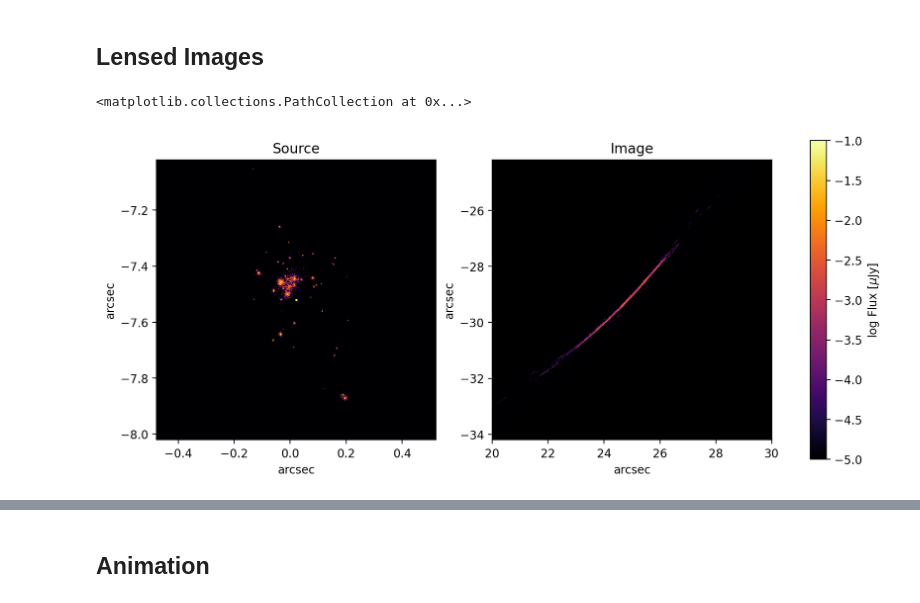
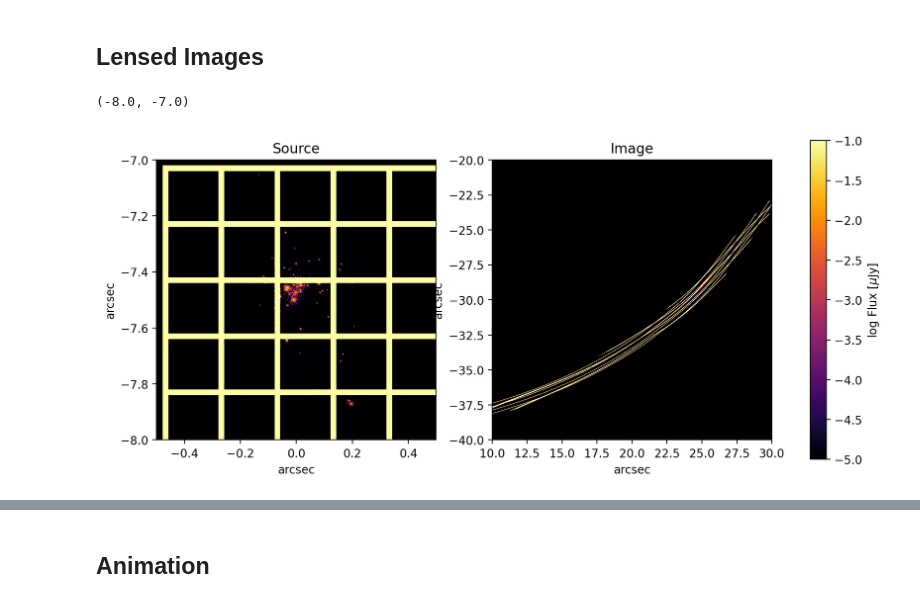
Before and after one commit to syp2001/gravitational-lensing, a Jupyter notebook: Lensing.ipynb, the cells around one changed output, grey strips where cells are left out. Saved outputs shown, nothing was run; the diff lists cells and outputs as text; code cells hidden in the pictures.

```diff
--- a/Lensing.ipynb
+++ b/Lensing.ipynb
@@ -22,6 +22,16 @@ Working Directory has been set to `/Users/seyongpark/Projects/Autolens`
 # %% [markdown]
 ## Functions
 # %%
+def create_grid(size,spacing,thickness,gradient=False):
+    grid = np.zeros((size,size))
+    num_lines = int(size/spacing)
+
+    for i in range(num_lines):
+        grid[:,spacing*i:(spacing*i+thickness)] = 10**(-7-4*i/num_lines) if gradient else 1
+    for j in range(num_lines):
+        grid[spacing*j:(spacing*j+thickness),:] = 10**(-7-4*j/num_lines) if gradient else 1
+    return grid
+
 def transform_image(image,angle,center,scale):
     pixel_shift = np.array([-center[0],center[1]])/scale
     transformed_image = image.native
@@ -90,9 +100,9 @@ galaxy_image = al.Array2D.from_fits(
 source_pix = galaxy_image.shape_native[0]
 source_fov = source_pix*galaxy_image.pixel_scale
 
-image_center = (-29.2,25)
+image_center = (-30,20)
 detector_arcsec_per_pxl = 0.005
-reco_image_fov = 10  # arcsec on one side
+reco_image_fov = 20  # arcsec on one side
 image_pix = int(reco_image_fov / detector_arcsec_per_pxl)
 
 # define source plane
@@ -110,17 +152,21 @@ traced_grid = change_coordinates(traced_source_plane, \
 # %% [markdown]
 ## Lensed Images
 # %%
+grid_image = al.Array2D.no_mask(create_grid(1000,200,20)+galaxy_image.native,pixel_scales=0.001)
 # lens image
-lensed_image = ndimage.map_coordinates(galaxy_image.native, traced_grid, order=1, cval=float('nan'))
+lensed_image = ndimage.map_coordinates(grid_image.native, traced_grid, order=1, cval=float('nan'))
 lensed_image = np.reshape(lensed_image, (-1, int(reco_image_fov / detector_arcsec_per_pxl)))
 
 # plot source image
 fig, ax = plt.subplots(1, 2, figsize=(12, 5), dpi=200)
-im1 = plot_image(galaxy_image.native,source_center,source_fov,ax[0],"Source")
+im1 = plot_image(grid_image.native,source_center,source_fov,ax[0],"Source")
 im2 = plot_image(lensed_image,image_center,reco_image_fov,ax[1],"Image")
 fig.colorbar(im2, ax=ax, label="log Flux [$\mu$Jy]")
 # plot center of source plane
-ax[0].scatter(source_center[1],source_center[0],color="yellow",s=1)
+# ax[0].scatter(source_center[1],source_center[0],color="yellow",s=1)
+# ax[0].scatter(caustic_x,caustic_y,s=0.1)
+ax[0].set_xlim([-0.5,0.5])
+ax[0].set_ylim([-8,-7])
 # %% [output]
-<matplotlib.collections.PathCollection at 0x...>
+(-8.0, -7.0)
-[figure, old version]
+[figure, new version]
```
Also changed, not shown: parts of 17 cells of this notebook, 7 other files.
